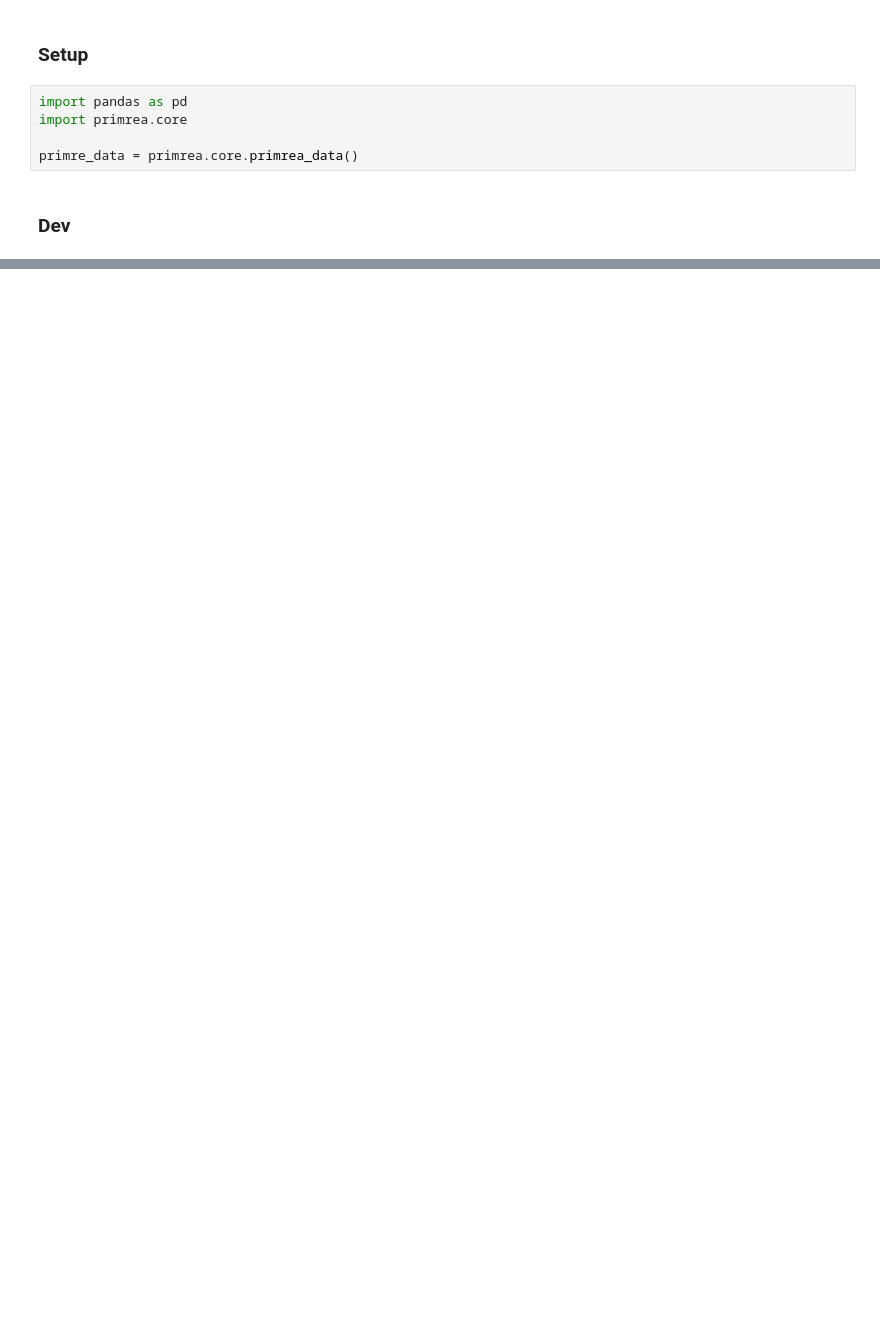
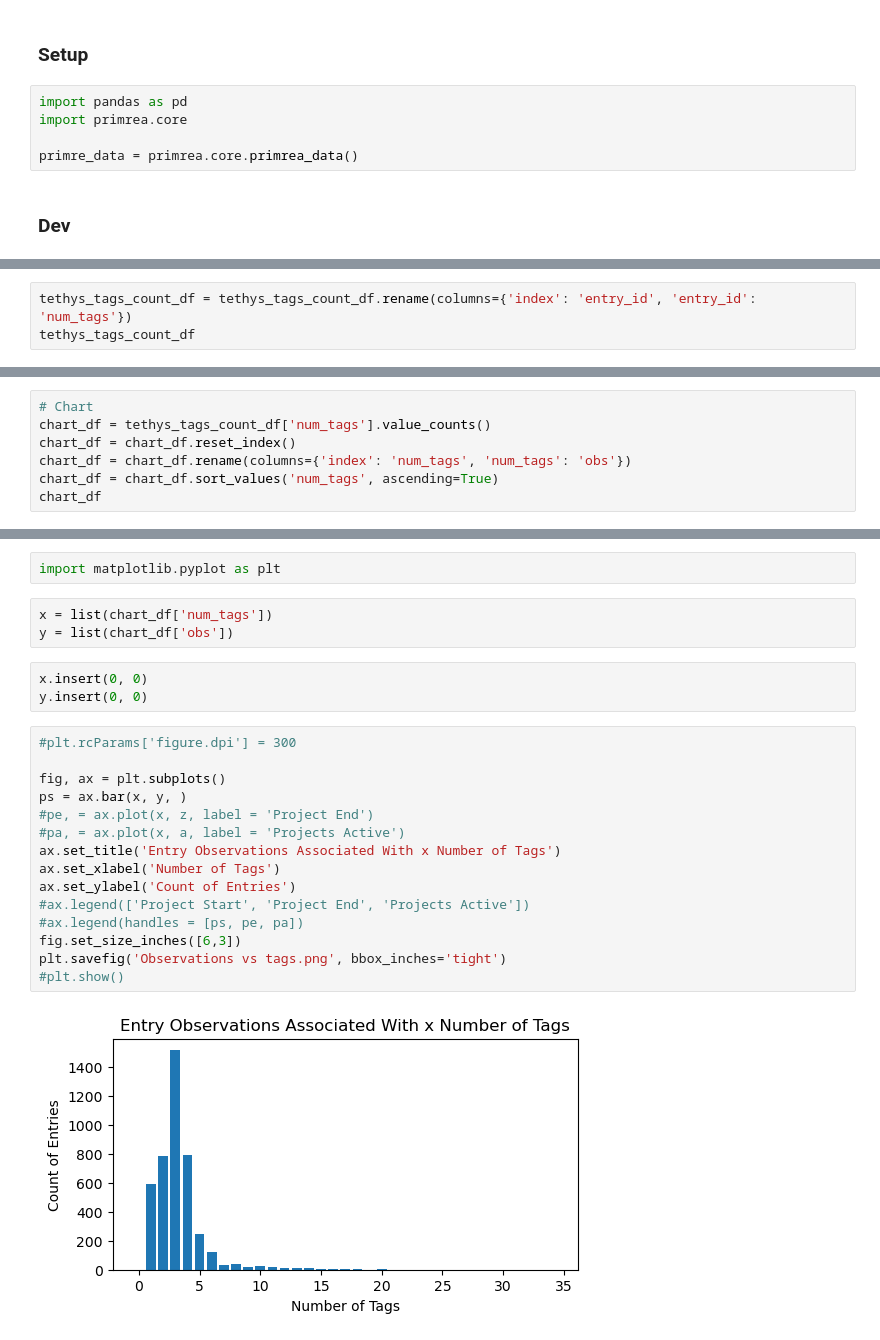
Before and after one commit to domdecanio/primrea, a Jupyter notebook: notebooks/reports/tethyss_qaqc_2.ipynb, the cells around one changed output, grey strips where cells are left out. Drawn from its saved outputs; the diff is of its cells as text; blank space fills up the shorter version.

Commit message:
Matured tethyss_qaqc_2 - flags by tags - and found core tables bug.

```diff
--- a/notebooks/reports/tethyss_qaqc_2.ipynb
+++ b/notebooks/reports/tethyss_qaqc_2.ipynb
@@ -29,0 +68,3 @@ primre_data.tethys_dataframe_raw
+# %%
+tethys_tags_count_df = tethys_tags_count_df.rename(columns={'index': 'entry_id', 'entry_id': 'num_tags'})
+tethys_tags_count_df
@@ -29,0 +85,7 @@ primre_data.tethys_dataframe_raw
+# %%
+# Chart
+chart_df = tethys_tags_count_df['num_tags'].value_counts()
+chart_df = chart_df.reset_index()
+chart_df = chart_df.rename(columns={'index': 'num_tags', 'num_tags': 'obs'})
+chart_df = chart_df.sort_values('num_tags', ascending=True)
+chart_df
@@ -29,0 +110,25 @@ primre_data.tethys_dataframe_raw
+# %%
+import matplotlib.pyplot as plt
+# %%
+x = list(chart_df['num_tags'])
+y = list(chart_df['obs'])
+# %%
+x.insert(0, 0)
+y.insert(0, 0)
+# %%
+#plt.rcParams['figure.dpi'] = 300
+
+fig, ax = plt.subplots()
+ps = ax.bar(x, y, )
+#pe, = ax.plot(x, z, label = 'Project End')
+#pa, = ax.plot(x, a, label = 'Projects Active')
+ax.set_title('Entry Observations Associated With x Number of Tags')
+ax.set_xlabel('Number of Tags')
+ax.set_ylabel('Count of Entries')
+#ax.legend(['Project Start', 'Project End', 'Projects Active'])
+#ax.legend(handles = [ps, pe, pa])
+fig.set_size_inches([6,3])
+plt.savefig('Observations vs tags.png', bbox_inches='tight')
+#plt.show()
+# %% [output]
+[figure, added]
```
Also changed, not shown: parts of 21 cells of this notebook, 1 other file.
